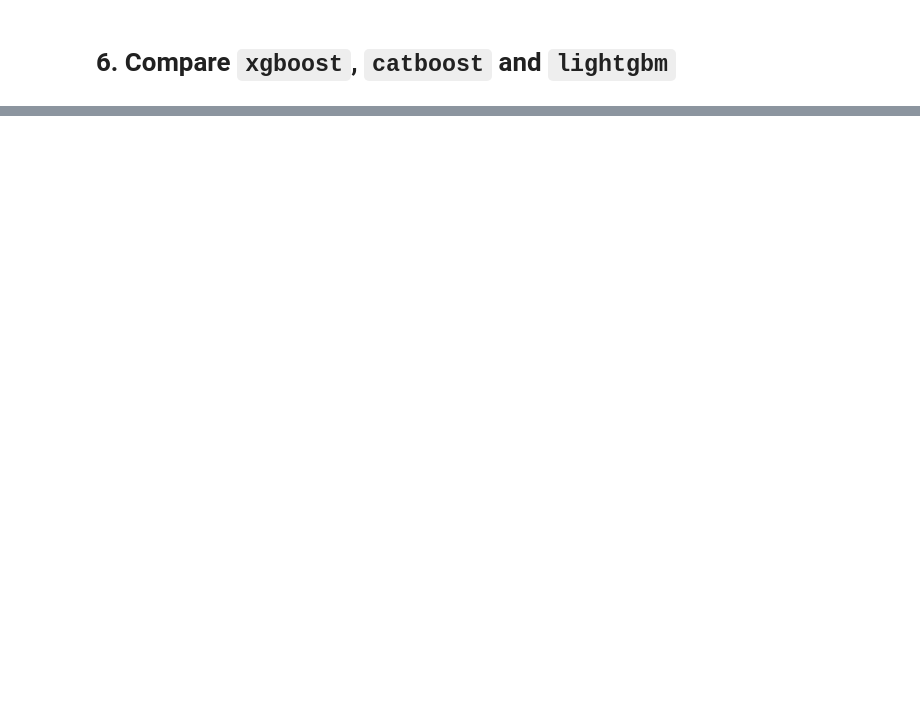
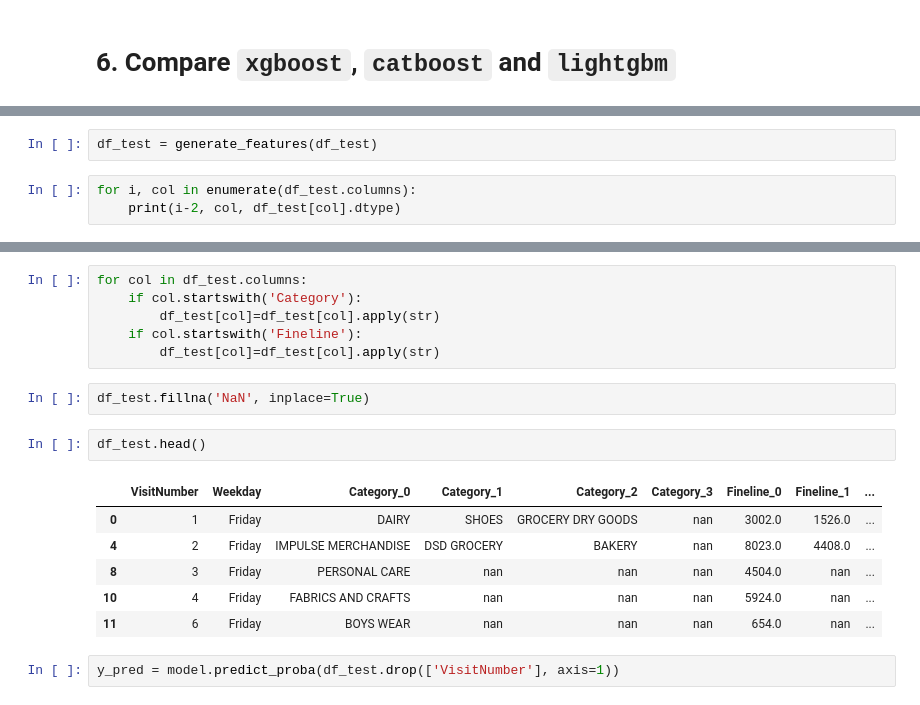
Before and after one commit to YaroslavFYPM/iitp-ml-ds, a Jupyter notebook: 2023/seminar-6-gbt/6_2_hw_5_gbt.ipynb, the cells around one changed output, grey strips where cells are left out. Cells and saved outputs as stored; diff of their text form; blank space fills up the shorter version.

```diff
--- a/2023/seminar-6-gbt/6_2_hw_5_gbt.ipynb
+++ b/2023/seminar-6-gbt/6_2_hw_5_gbt.ipynb
@@ -917,0 +922,5 @@ bestIteration = 99
+# %%
+df_test = generate_features(df_test)
+# %%
+for i, col in enumerate(df_test.columns):
+    print(i-2, col, df_test[col].dtype)
@@ -917,0 +946,19 @@ bestIteration = 99
+# %%
+for col in df_test.columns:
+    if col.startswith('Category'):
+        df_test[col]=df_test[col].apply(str)
+    if col.startswith('Fineline'):
+        df_test[col]=df_test[col].apply(str)
+# %%
+df_test.fillna('NaN', inplace=True)
+# %%
+df_test.head()
+# %% [output]
+|  | VisitNumber | Weekday | Category_0 | Category_1 | Category_2 | Category_3 | Fineline_0 | Fineline_1 | ... |
+| 0 | 1 | Friday | DAIRY | SHOES | GROCERY DRY GOODS | nan | 3002.0 | 1526.0 | ... |
+| 4 | 2 | Friday | IMPULSE MERCHANDISE | DSD GROCERY | BAKERY | nan | 8023.0 | 4408.0 | ... |
+| 8 | 3 | Friday | PERSONAL CARE | nan | nan | nan | 4504.0 | nan | ... |
+| 10 | 4 | Friday | FABRICS AND CRAFTS | nan | nan | nan | 5924.0 | nan | ... |
+| 11 | 6 | Friday | BOYS WEAR | nan | nan | nan | 654.0 | nan | ... |
+# %%
+y_pred = model.predict_proba(df_test.drop(['VisitNumber'], axis=1))
```
Also changed, not shown: parts of 38 cells of this notebook.
